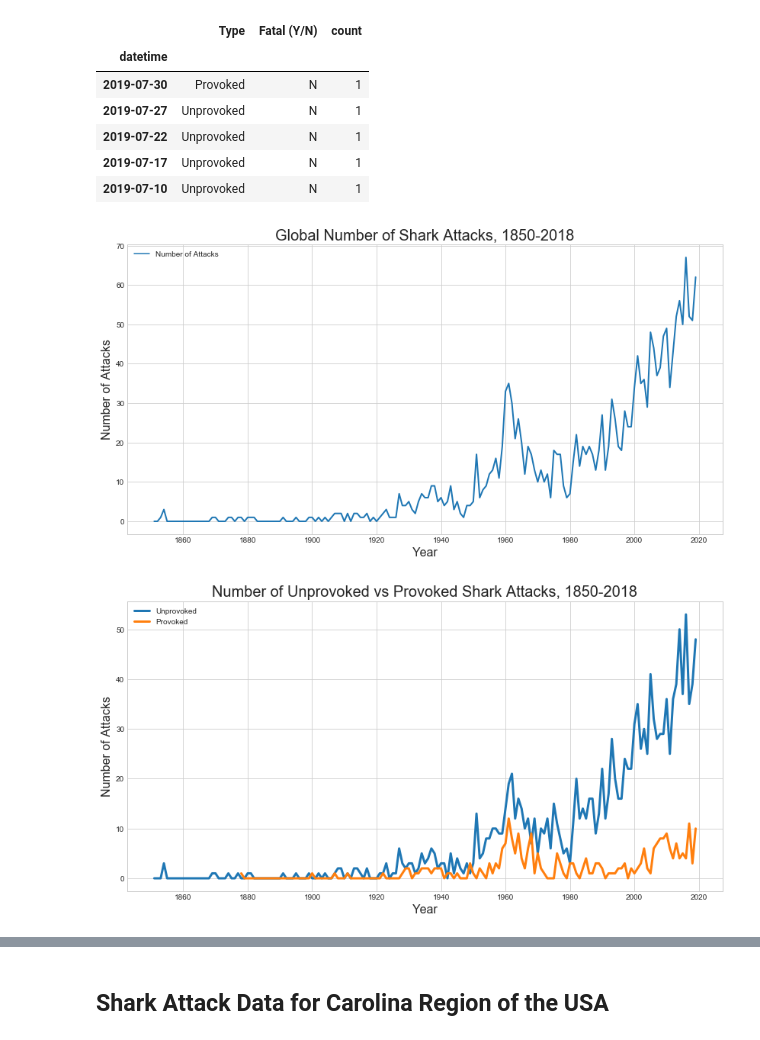
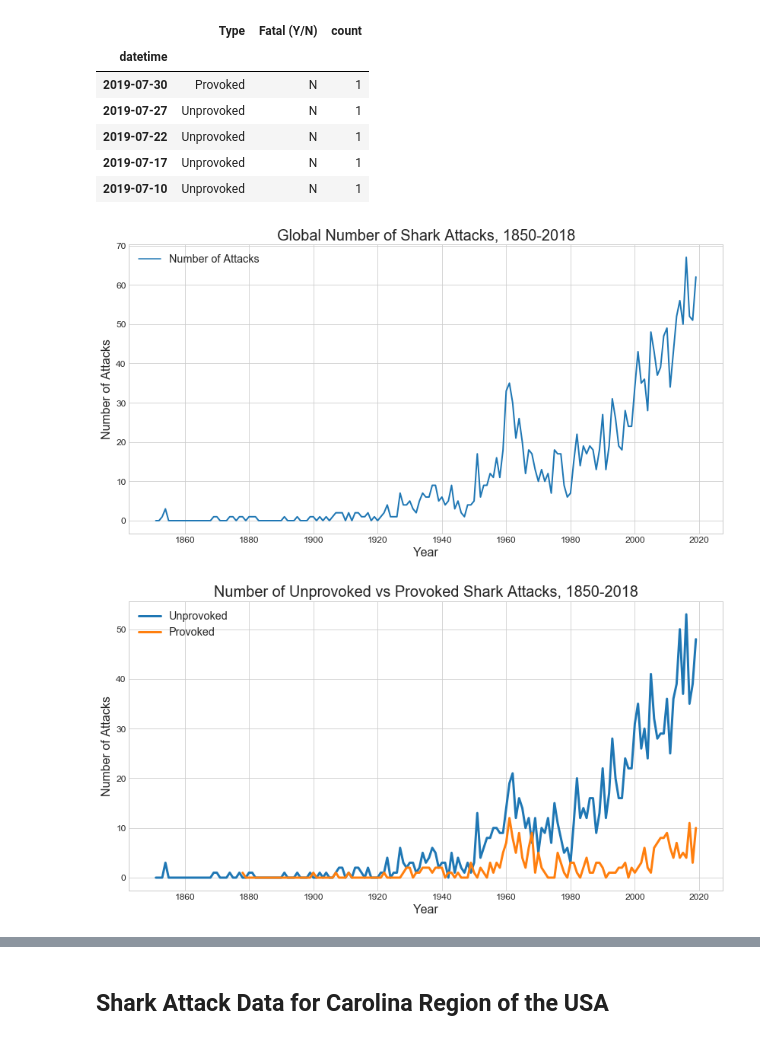
Before and after one commit to kpokrass/Shark_Attacks, a Jupyter notebook: shark_attacks.ipynb, the cells around one changed output, grey strips where cells are left out. Drawn from its saved outputs; the diff is of its cells as text; code cells hidden in the pictures.

```diff
--- a/shark_attacks.ipynb
+++ b/shark_attacks.ipynb
@@ -676,25 +680,30 @@ fig = plt.figure(figsize=(14,7))
 sns.lineplot(data=yearly['1850':'2018'], lw=2)
 plt.title('Global Number of Shark Attacks, 1850-2018', fontsize=20)
 plt.xlabel('Year', fontsize=16)
+plt.xticks(fontsize=12)
 plt.ylabel('Number of Attacks', fontsize=16)
+plt.yticks(fontsize=12)
+plt.legend(fontsize='x-large')
 plt.show()
 # %% [output]
-[figure, old version]
+[figure, new version]
 # %%
 
 fig = plt.figure(figsize=(14,7))
 
 plt.plot(ts_unprovoked['Unprovoked']['1850':'2018'], lw=3, label='Unprovoked')
 plt.plot(ts_provoked['Provoked']['1850':'2018'], lw=3, label='Provoked')
 
 #plt.plot(ts_otherType['Other'], lw=3, label='Other', color='red')
 plt.title('Number of Unprovoked vs Provoked Shark Attacks, 1850-2018', fontsize=20)
 plt.xlabel('Year', fontsize=16)
+plt.xticks(fontsize=12)
 plt.ylabel('Number of Attacks', fontsize=16)
-plt.legend()
+plt.yticks(fontsize=12)
+plt.legend(fontsize='x-large')
 plt.show()
 # %% [output]
-[figure, old version]
+[figure, new version]
 # %%
 ts_attack_type = ts_attack_type.fillna(0)
 
```
Also changed, not shown: parts of 75 cells of this notebook.
